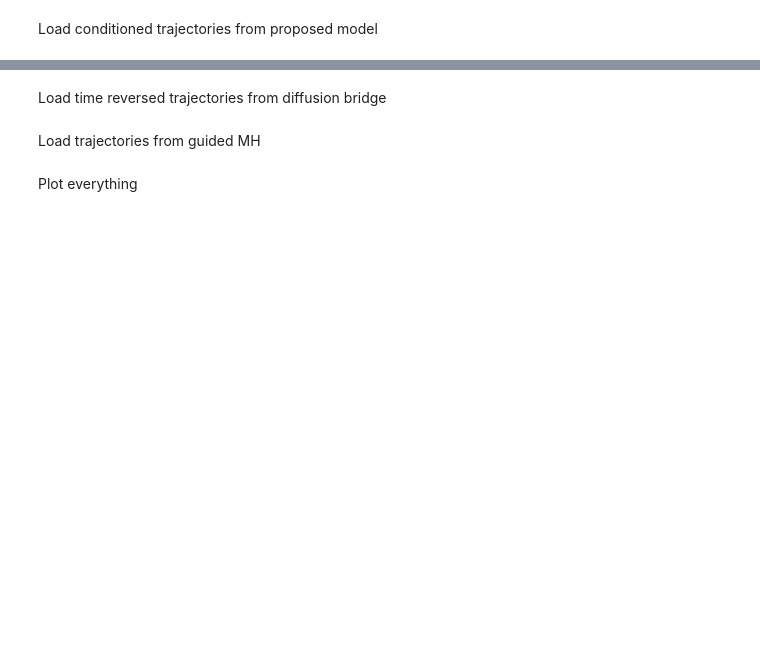
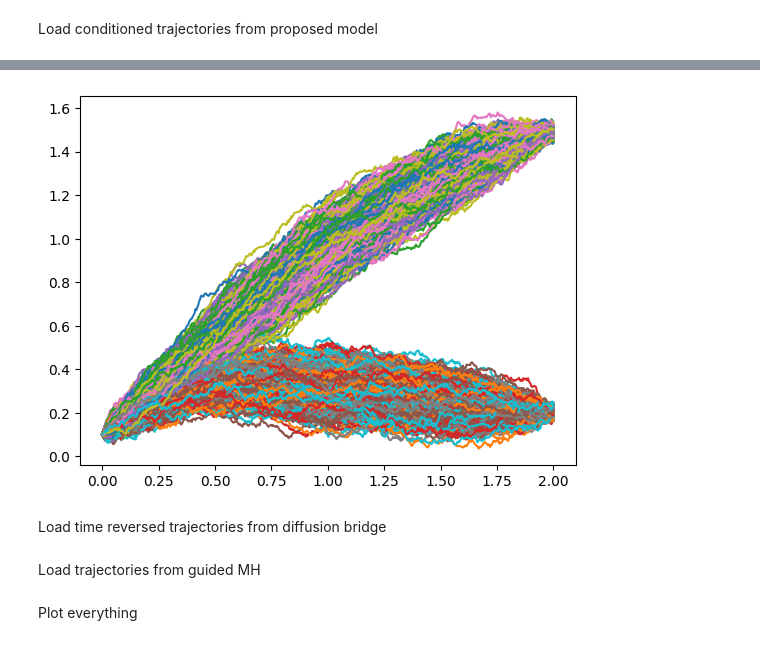
Before and after one commit to libbylbaker/forward_bridge, a Jupyter notebook: experiments/results/cell/cell_fixed_end_pt.ipynb, the cells around one changed output, grey strips where cells are left out. Cells and saved outputs as stored; diff of their text form; code cells hidden in the pictures; blank space fills up the shorter version.

```diff
--- a/experiments/results/cell/cell_fixed_end_pt.ipynb
+++ b/experiments/results/cell/cell_fixed_end_pt.ipynb
@@ -81,3 +83,12 @@ conditioned_trajs = jax.vmap(conditioned_fn)(keys)
+# %%
+import matplotlib.pyplot as plt
+
+for traj in conditioned_trajs:
+    plt.plot(ts_cond, traj[:, 0])
+    plt.plot(ts_cond, traj[:, 1])
+plt.show()
+# %% [output]
+[figure, added]
 # %% [markdown]
 Load time reversed trajectories from diffusion bridge
 # %%
```
Also changed, not shown: parts of 17 cells of this notebook, 3 other files.
